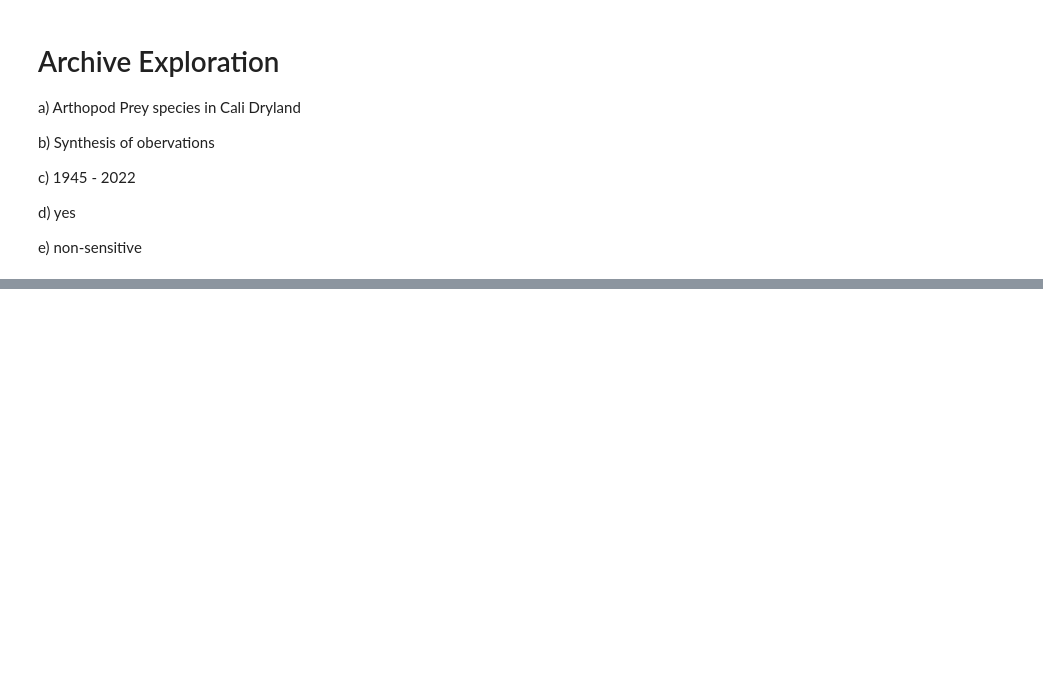
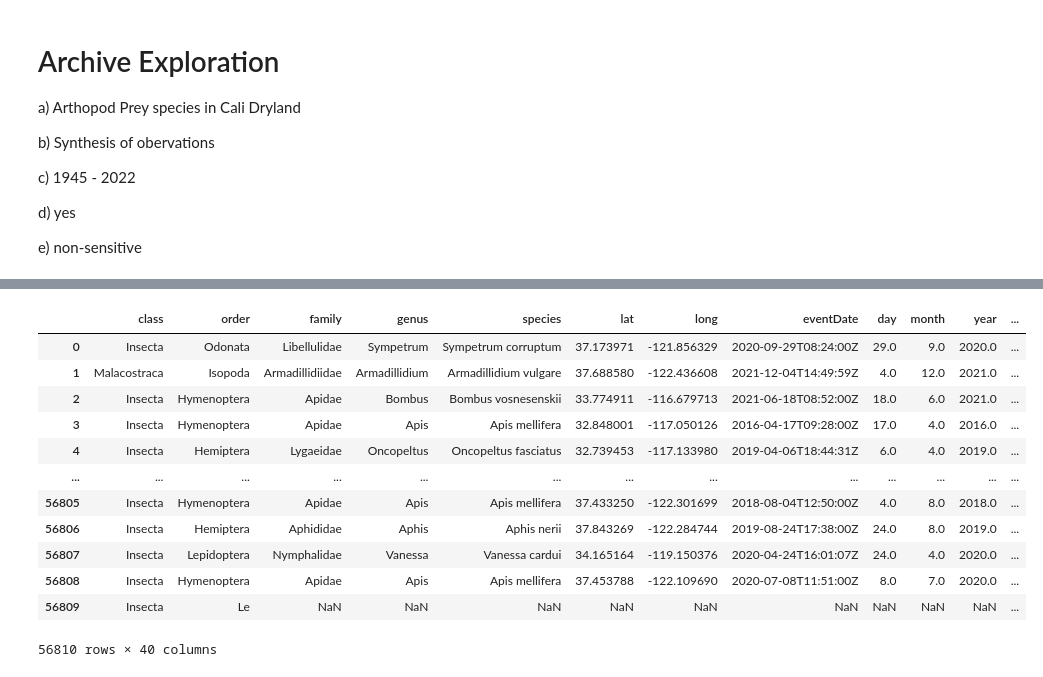
Before and after one commit to meganhessel/eds220-2025-sections, a Jupyter notebook: section-1-data-selection-drylands.ipynb, the cells around one changed output, grey strips where cells are left out. Saved outputs shown, nothing was run; the diff lists cells and outputs as text; code cells hidden in the pictures; blank space fills up the shorter version.

Commit message:
explored data

```diff
--- a/section-1-data-selection-drylands.ipynb
+++ b/section-1-data-selection-drylands.ipynb
@@ -24,0 +38,19 @@ FileNotFoundError: [Errno 2] No such file or directory: 'occurances.csv'
+# %%
+# Look at your data
+prey.columns
+pd.set_option("display.max.columns", None) #displayed ALL columns in dataframe!
+prey
+# %% [output]
+|  | class | order | family | genus | species | lat | long | eventDate | day | month | year | ... |
+| 0 | Insecta | Odonata | Libellulidae | Sympetrum | Sympetrum corruptum | 37.173971 | -121.856329 | 2020-09-29T08:24:00Z | 29.0 | 9.0 | 2020.0 | ... |
+| 1 | Malacostraca | Isopoda | Armadillidiidae | Armadillidium | Armadillidium vulgare | 37.688580 | -122.436608 | 2021-12-04T14:49:59Z | 4.0 | 12.0 | 2021.0 | ... |
+| 2 | Insecta | Hymenoptera | Apidae | Bombus | Bombus vosnesenskii | 33.774911 | -116.679713 | 2021-06-18T08:52:00Z | 18.0 | 6.0 | 2021.0 | ... |
+| 3 | Insecta | Hymenoptera | Apidae | Apis | Apis mellifera | 32.848001 | -117.050126 | 2016-04-17T09:28:00Z | 17.0 | 4.0 | 2016.0 | ... |
+| 4 | Insecta | Hemiptera | Lygaeidae | Oncopeltus | Oncopeltus fasciatus | 32.739453 | -117.133980 | 2019-04-06T18:44:31Z | 6.0 | 4.0 | 2019.0 | ... |
+| ... | ... | ... | ... | ... | ... | ... | ... | ... | ... | ... | ... | ... |
+| 56805 | Insecta | Hymenoptera | Apidae | Apis | Apis mellifera | 37.433250 | -122.301699 | 2018-08-04T12:50:00Z | 4.0 | 8.0 | 2018.0 | ... |
+| 56806 | Insecta | Hemiptera | Aphididae | Aphis | Aphis nerii | 37.843269 | -122.284744 | 2019-08-24T17:38:00Z | 24.0 | 8.0 | 2019.0 | ... |
+| 56807 | Insecta | Lepidoptera | Nymphalidae | Vanessa | Vanessa cardui | 34.165164 | -119.150376 | 2020-04-24T16:01:07Z | 24.0 | 4.0 | 2020.0 | ... |
+| 56808 | Insecta | Hymenoptera | Apidae | Apis | Apis mellifera | 37.453788 | -122.109690 | 2020-07-08T11:51:00Z | 8.0 | 7.0 | 2020.0 | ... |
+| 56809 | Insecta | Le | NaN | NaN | NaN | NaN | NaN | NaN | NaN | NaN | NaN | ... |
+56810 rows × 40 columns
```
Also changed, not shown: parts of 1 cell of this notebook, 1 other file.
